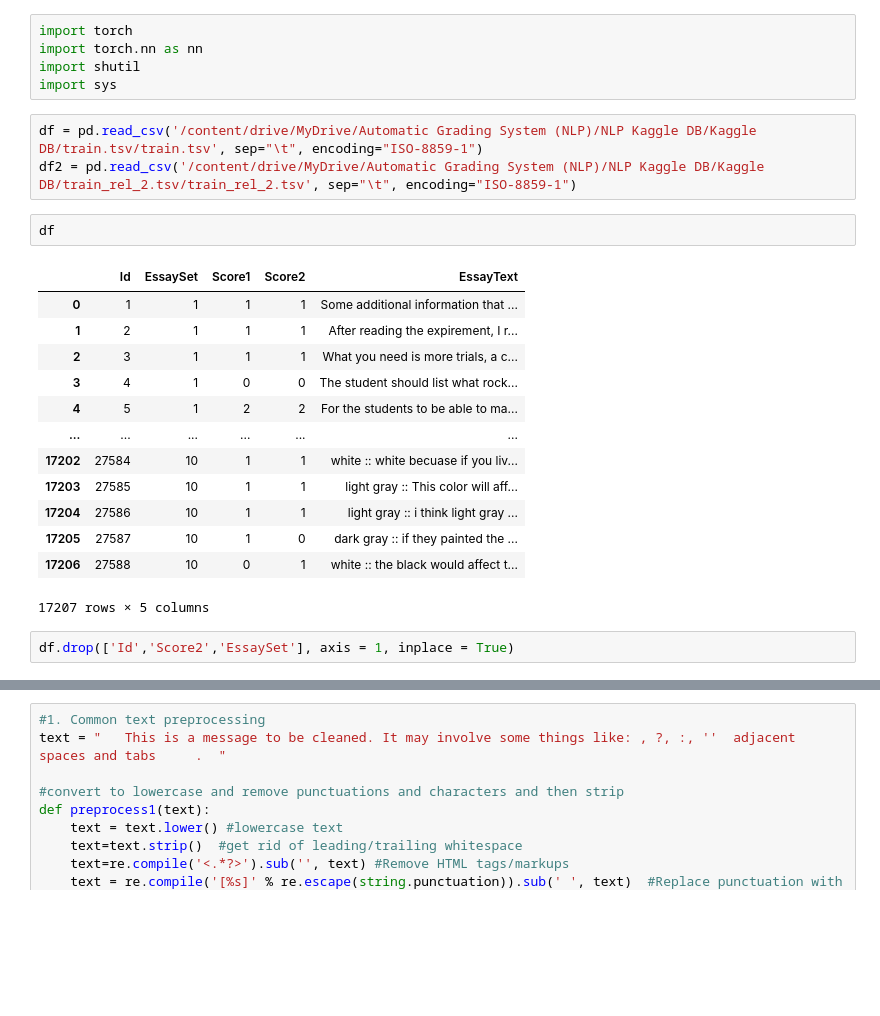
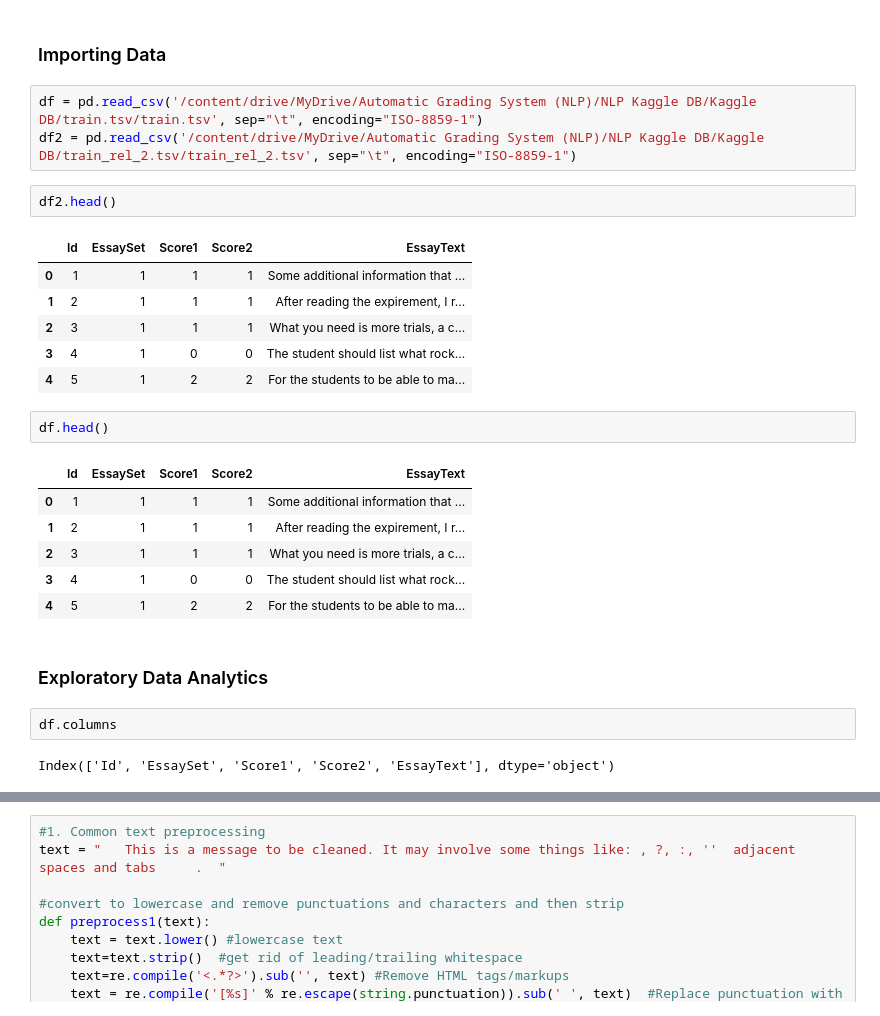
Before and after one commit to mayowaoyaleke/Short_Answer_Grading_System, a Jupyter notebook: AGS5.ipynb, the cells around one changed output, grey strips where cells are left out. Drawn from its saved outputs; the diff is of its cells as text; blank space fills up the shorter version.

Commit message:
Preprocessing and Analytics update

```diff
--- a/AGS5.ipynb
+++ b/AGS5.ipynb
@@ -125,26 +141,29 @@ Successfully installed huggingface-hub-0.13.2 tokenizers-0.13.2 transformers-4.2
-# %%
-import torch
-import torch.nn as nn
-import shutil
-import sys
+# %% [markdown]
+### Importing Data
 # %%
 df = pd.read_csv('/content/drive/MyDrive/Automatic Grading System (NLP)/NLP Kaggle DB/Kaggle DB/train.tsv/train.tsv', sep="\t", encoding="ISO-8859-1")
 df2 = pd.read_csv('/content/drive/MyDrive/Automatic Grading System (NLP)/NLP Kaggle DB/Kaggle DB/train_rel_2.tsv/train_rel_2.tsv', sep="\t", encoding="ISO-8859-1")
+# %%
+df2.head()
+# %% [output]
+|  | Id | EssaySet | Score1 | Score2 | EssayText |
+| 0 | 1 | 1 | 1 | 1 | Some additional information that ... |
+| 1 | 2 | 1 | 1 | 1 | After reading the expirement, I r... |
+| 2 | 3 | 1 | 1 | 1 | What you need is more trials, a c... |
+| 3 | 4 | 1 | 0 | 0 | The student should list what rock... |
+| 4 | 5 | 1 | 2 | 2 | For the students to be able to ma... |
 # %%
-df
+df.head()
 # %% [output]
 |  | Id | EssaySet | Score1 | Score2 | EssayText |
 | 0 | 1 | 1 | 1 | 1 | Some additional information that ... |
 | 1 | 2 | 1 | 1 | 1 | After reading the expirement, I r... |
 | 2 | 3 | 1 | 1 | 1 | What you need is more trials, a c... |
 | 3 | 4 | 1 | 0 | 0 | The student should list what rock... |
 | 4 | 5 | 1 | 2 | 2 | For the students to be able to ma... |
-| ... | ... | ... | ... | ... | ... |
-| 17202 | 27584 | 10 | 1 | 1 | white :: white becuase if you liv... |
-| 17203 | 27585 | 10 | 1 | 1 | light gray :: This color will aff... |
-| 17204 | 27586 | 10 | 1 | 1 | light gray :: i think light gray ... |
-| 17205 | 27587 | 10 | 1 | 0 | dark gray :: if they painted the ... |
-| 17206 | 27588 | 10 | 0 | 1 | white :: the black would affect t... |
-17207 rows × 5 columns
-# %%
-df.drop(['Id','Score2','EssaySet'], axis = 1, inplace = True)
+# %% [markdown]
+### Exploratory Data Analytics
+# %%
+df.columns
+# %% [output]
+Index(['Id', 'EssaySet', 'Score1', 'Score2', 'EssayText'], dtype='object')
```
Also changed, not shown: parts of 52 cells of this notebook.
